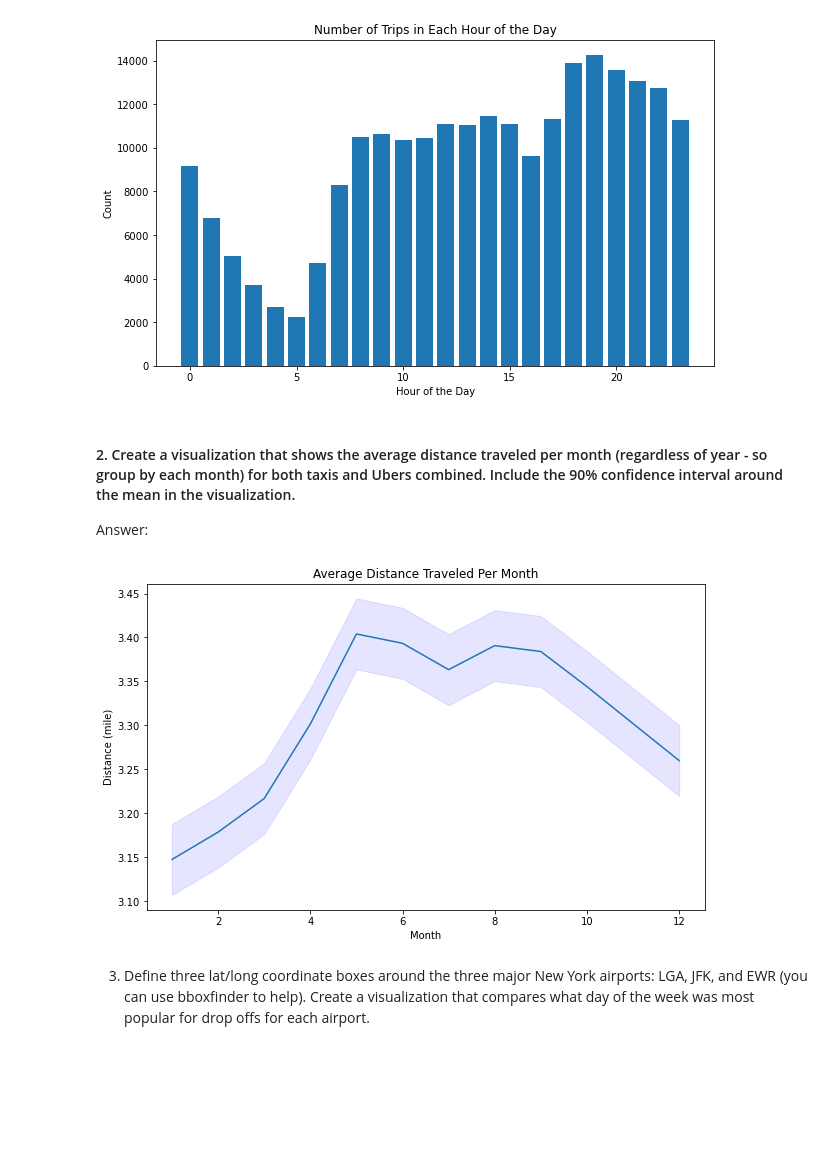
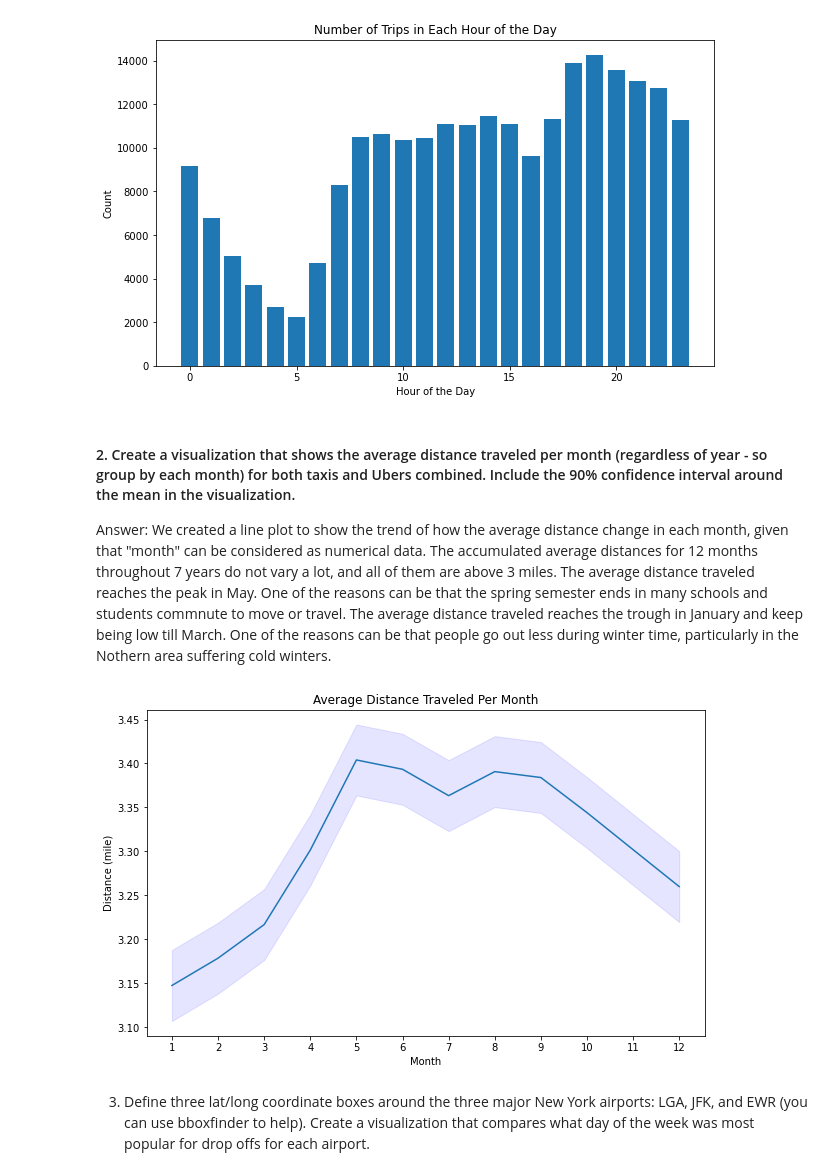
Before and after one commit to klcklcccc/TFA-Final-Project, a Jupyter notebook: Final Project.ipynb, the cells around one changed output. Cells and saved outputs as stored; diff of their text form; code cells hidden in the pictures; blank space fills up the shorter version.

```diff
--- a/Final Project.ipynb
+++ b/Final Project.ipynb
@@ -624,40 +624,41 @@ See the caveats in the documentation: https://pandas.pydata.org/pandas-docs/stab
 # taxi_trimmed.groupby('hour')['hour'].count()
 # %% [markdown]
 #### 2. Create a visualization that shows the average distance traveled per month (regardless of year - so group by each month) for both taxis and Ubers combined. Include the 90% confidence interval around the mean in the visualization.
-Answer:
+Answer: We created a line plot to show the trend of how  the average distance change in each month, given that "month" can be considered as numerical data. The accumulated average distances for 12 months throughout 7 years do not vary a lot, and all of them are above 3 miles. The average distance traveled reaches the peak in May. One of the reasons can be that the spring semester ends in many schools and students commnute to move or travel. The average distance traveled reaches the trough in January and keep being low till March. One of the reasons can be that people go out less during winter time, particularly in the Nothern area suffering cold winters.
 # %%
 def avg_distance_month():
     #retrieve the month from datetime
     taxi_trips['pickup_datetime']= pd.to_datetime(taxi_trips['pickup_datetime'])
     taxi_trips_1 = taxi_trips.loc[:,['pickup_datetime','distance']]
     taxi_trips_1['month'] = taxi_trips_1['pickup_datetime'].dt.month
     taxi_trips_1
     uber_trips['pickup_datetime']= pd.to_datetime(uber_trips['pickup_datetime'])
     uber_trips_1 = uber_trips.loc[:,['pickup_datetime','distance']]
     uber_trips_1['month'] = uber_trips_1['pickup_datetime'].dt.month
     uber_trips_1
 
     #combine two df and groupby month & take mean
     comb = uber_trips_1.append(taxi_trips_1)
     ay = comb.groupby('month').mean()
     ay.reset_index(inplace=True)
 
     #plot
     x=ay['month']
     y=ay['distance']
     fig, ax = plt.subplots(figsize=(10, 6))
     plt.plot(x,y, '-')
 
     #define 90% confidence interval
     ci = 1.645 * np.std(y)/np.sqrt(len(ay))
     plt.fill_between(x, (y-ci), (y+ci), color='blue', alpha=0.1)
     plt.xlabel('Month')
     plt.ylabel('Distance (mile)')
+    plt.xticks(np.arange(1,13), x)
     plt.title('Average Distance Traveled Per Month')
 
 avg_distance_month()
 # %% [output]
-[figure, old version]
+[figure, new version]
 # %% [markdown]
 3. Define three lat/long coordinate boxes around the three major New York airports: LGA, JFK, and EWR (you can use bboxfinder to help). Create a visualization that compares what day of the week was most popular for drop offs for each airport.
 # %% [markdown]
```
Also changed, not shown: parts of 4 cells of this notebook.
